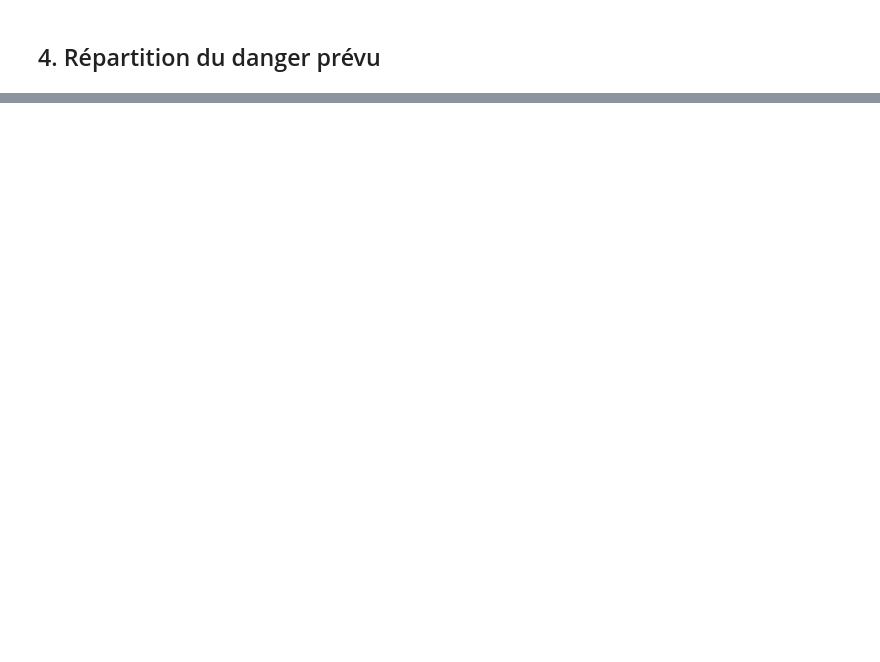
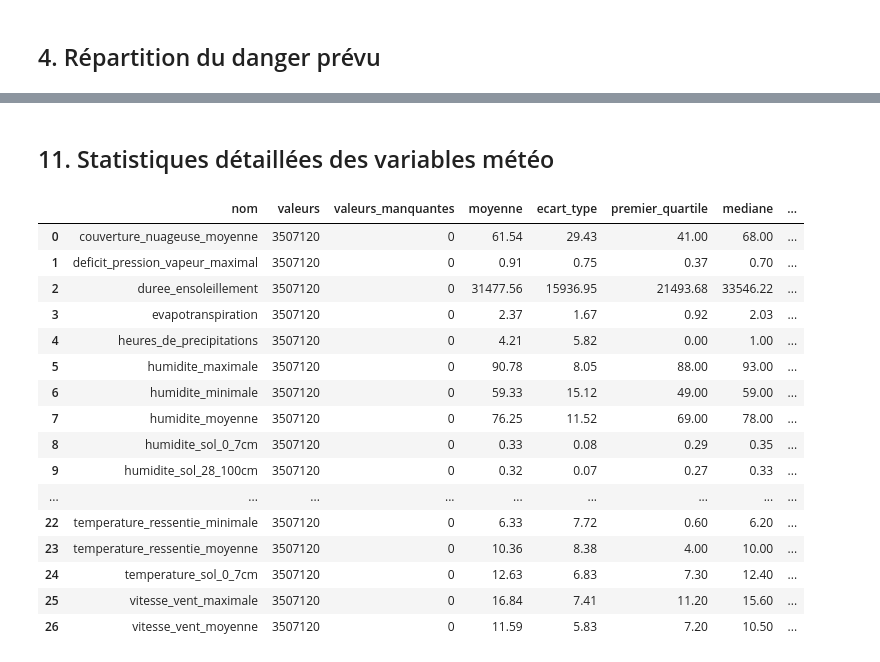
Before and after one commit to Thymael/Projet-Fourcasters, a Jupyter notebook: notebooks/01_eda_fourcasters.ipynb, the cells around one changed output, grey strips where cells are left out. Drawn from its saved outputs; the diff is of its cells as text; code cells hidden in the pictures; blank space fills up the shorter version.

```diff
--- a/notebooks/01_eda_fourcasters.ipynb
+++ b/notebooks/01_eda_fourcasters.ipynb
@@ -112,0 +268,71 @@ else:
+# %% [markdown]
+## 11. Statistiques détaillées des variables météo
+# %%
+statistiques_meteo = lire_requete(f"""
+WITH variables AS (
+  SELECT statistique.nom, statistique.valeur
+  FROM `{PROJET_GCP}.{DATASET}.fact_meteo`,
+  UNNEST([
+    STRUCT('temperature_moyenne' AS nom, SAFE_CAST(temperature_moyenne AS FLOAT64) AS valeur),
+    STRUCT('temperature_minimale' AS nom, SAFE_CAST(temperature_minimale AS FLOAT64) AS valeur),
+    STRUCT('temperature_maximale' AS nom, SAFE_CAST(temperature_maximale AS FLOAT64) AS valeur),
+    STRUCT('temperature_ressentie_moyenne' AS nom, SAFE_CAST(temperature_ressentie_moyenne AS FLOAT64) AS valeur),
+    STRUCT('temperature_ressentie_minimale' AS nom, SAFE_CAST(temperature_ressentie_minimale AS FLOAT64) AS valeur),
+    STRUCT('temperature_ressentie_maximale' AS nom, SAFE_CAST(temperature_ressentie_maximale AS FLOAT64) AS valeur),
+    STRUCT('humidite_moyenne' AS nom, SAFE_CAST(humidite_moyenne AS FLOAT64) AS valeur),
+    STRUCT('humidite_minimale' AS nom, SAFE_CAST(humidite_minimale AS FLOAT64) AS valeur),
+    STRUCT('humidite_maximale' AS nom, SAFE_CAST(humidite_maximale AS FLOAT64) AS valeur),
+    STRUCT('point_de_rosee_moyen' AS nom, SAFE_CAST(point_de_rosee_moyen AS FLOAT64) AS valeur),
+    STRUCT('precipitations_totales' AS nom, SAFE_CAST(precipitations_totales AS FLOAT64) AS valeur),
+    STRUCT('pluie_totale' AS nom, SAFE_CAST(pluie_totale AS FLOAT64) AS valeur),
+    STRUCT('neige_totale' AS nom, SAFE_CAST(neige_totale AS FLOAT64) AS valeur),
+    STRUCT('heures_de_precipitations' AS nom, SAFE_CAST(heures_de_precipitations AS FLOAT64) AS valeur),
+    STRUCT('vitesse_vent_moyenne' AS nom, SAFE_CAST(vitesse_vent_moyenne AS FLOAT64) AS valeur),
+    STRUCT('vitesse_vent_maximale' AS nom, SAFE_CAST(vitesse_vent_maximale AS FLOAT64) AS valeur),
+    STRUCT('rafale_vent_maximale' AS nom, SAFE_CAST(rafale_vent_maximale AS FLOAT64) AS valeur),
+    STRUCT('couverture_nuageuse_moyenne' AS nom, SAFE_CAST(couverture_nuageuse_moyenne AS FLOAT64) AS valeur),
+    STRUCT('pression_moyenne' AS nom, SAFE_CAST(pression_moyenne AS FLOAT64) AS valeur),
+    STRUCT('duree_ensoleillement' AS nom, SAFE_CAST(duree_ensoleillement AS FLOAT64) AS valeur),
+    STRUCT('rayonnement_solaire_total' AS nom, SAFE_CAST(rayonnement_solaire_total AS FLOAT64) AS valeur),
+    STRUCT('evapotranspiration' AS nom, SAFE_CAST(evapotranspiration AS FLOAT64) AS valeur),
+    STRUCT('deficit_pression_vapeur_maximal' AS nom, SAFE_CAST(deficit_pression_vapeur_maximal AS FLOAT64) AS valeur),
+    STRUCT('humidite_sol_0_7cm' AS nom, SAFE_CAST(humidite_sol_0_7cm AS FLOAT64) AS valeur),
+    STRUCT('humidite_sol_7_28cm' AS nom, SAFE_CAST(humidite_sol_7_28cm AS FLOAT64) AS valeur),
+    STRUCT('humidite_sol_28_100cm' AS nom, SAFE_CAST(humidite_sol_28_100cm AS FLOAT64) AS valeur),
+    STRUCT('temperature_sol_0_7cm' AS nom, SAFE_CAST(temperature_sol_0_7cm AS FLOAT64) AS valeur)
+  ]) AS statistique
+)
+SELECT
+  nom,
+  COUNTIF(valeur IS NOT NULL) AS valeurs,
+  COUNTIF(valeur IS NULL) AS valeurs_manquantes,
+  ROUND(AVG(valeur), 2) AS moyenne,
+  ROUND(STDDEV(valeur), 2) AS ecart_type,
+  ROUND(APPROX_QUANTILES(valeur, 4)[SAFE_OFFSET(1)], 2) AS premier_quartile,
+  ROUND(APPROX_QUANTILES(valeur, 4)[SAFE_OFFSET(2)], 2) AS mediane,
+  ROUND(APPROX_QUANTILES(valeur, 4)[SAFE_OFFSET(3)], 2) AS troisieme_quartile,
+  ROUND(MIN(valeur), 2) AS minimum,
+  ROUND(MAX(valeur), 2) AS maximum
+FROM variables
+GROUP BY nom
+ORDER BY nom
+""")
+statistiques_meteo
+# %% [output]
+|  | nom | valeurs | valeurs_manquantes | moyenne | ecart_type | premier_quartile | mediane | ... |
+| 0 | couverture_nuageuse_moyenne | 3507120 | 0 | 61.54 | 29.43 | 41.00 | 68.00 | ... |
+| 1 | deficit_pression_vapeur_maximal | 3507120 | 0 | 0.91 | 0.75 | 0.37 | 0.70 | ... |
+| 2 | duree_ensoleillement | 3507120 | 0 | 31477.56 | 15936.95 | 21493.68 | 33546.22 | ... |
+| 3 | evapotranspiration | 3507120 | 0 | 2.37 | 1.67 | 0.92 | 2.03 | ... |
+| 4 | heures_de_precipitations | 3507120 | 0 | 4.21 | 5.82 | 0.00 | 1.00 | ... |
+| 5 | humidite_maximale | 3507120 | 0 | 90.78 | 8.05 | 88.00 | 93.00 | ... |
+| 6 | humidite_minimale | 3507120 | 0 | 59.33 | 15.12 | 49.00 | 59.00 | ... |
+| 7 | humidite_moyenne | 3507120 | 0 | 76.25 | 11.52 | 69.00 | 78.00 | ... |
+| 8 | humidite_sol_0_7cm | 3507120 | 0 | 0.33 | 0.08 | 0.29 | 0.35 | ... |
+| 9 | humidite_sol_28_100cm | 3507120 | 0 | 0.32 | 0.07 | 0.27 | 0.33 | ... |
+| ... | ... | ... | ... | ... | ... | ... | ... | ... |
+| 22 | temperature_ressentie_minimale | 3507120 | 0 | 6.33 | 7.72 | 0.60 | 6.20 | ... |
+| 23 | temperature_ressentie_moyenne | 3507120 | 0 | 10.36 | 8.38 | 4.00 | 10.00 | ... |
+| 24 | temperature_sol_0_7cm | 3507120 | 0 | 12.63 | 6.83 | 7.30 | 12.40 | ... |
+| 25 | vitesse_vent_maximale | 3507120 | 0 | 16.84 | 7.41 | 11.20 | 15.60 | ... |
+| 26 | vitesse_vent_moyenne | 3507120 | 0 | 11.59 | 5.83 | 7.20 | 10.50 | ... |
```
Also changed, not shown: parts of 31 cells of this notebook.
